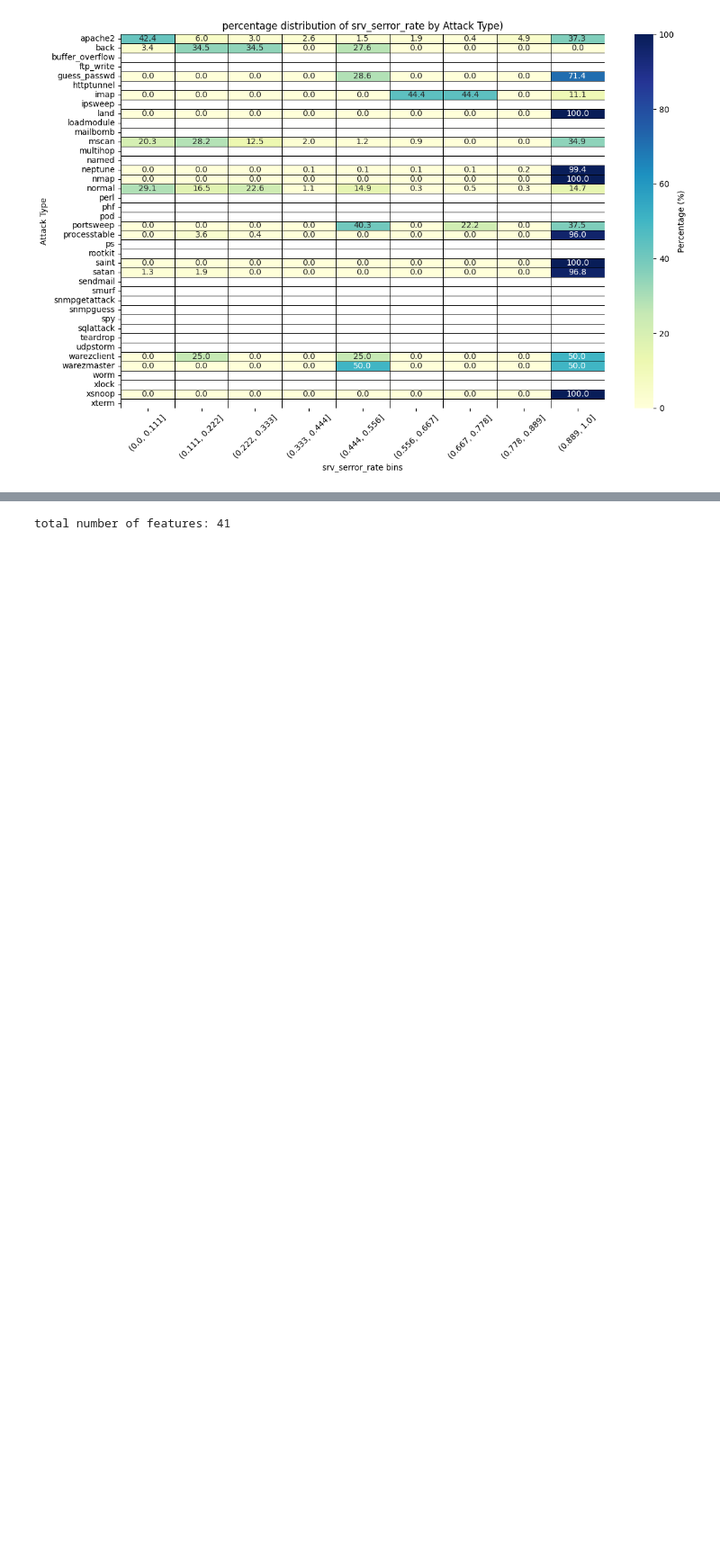
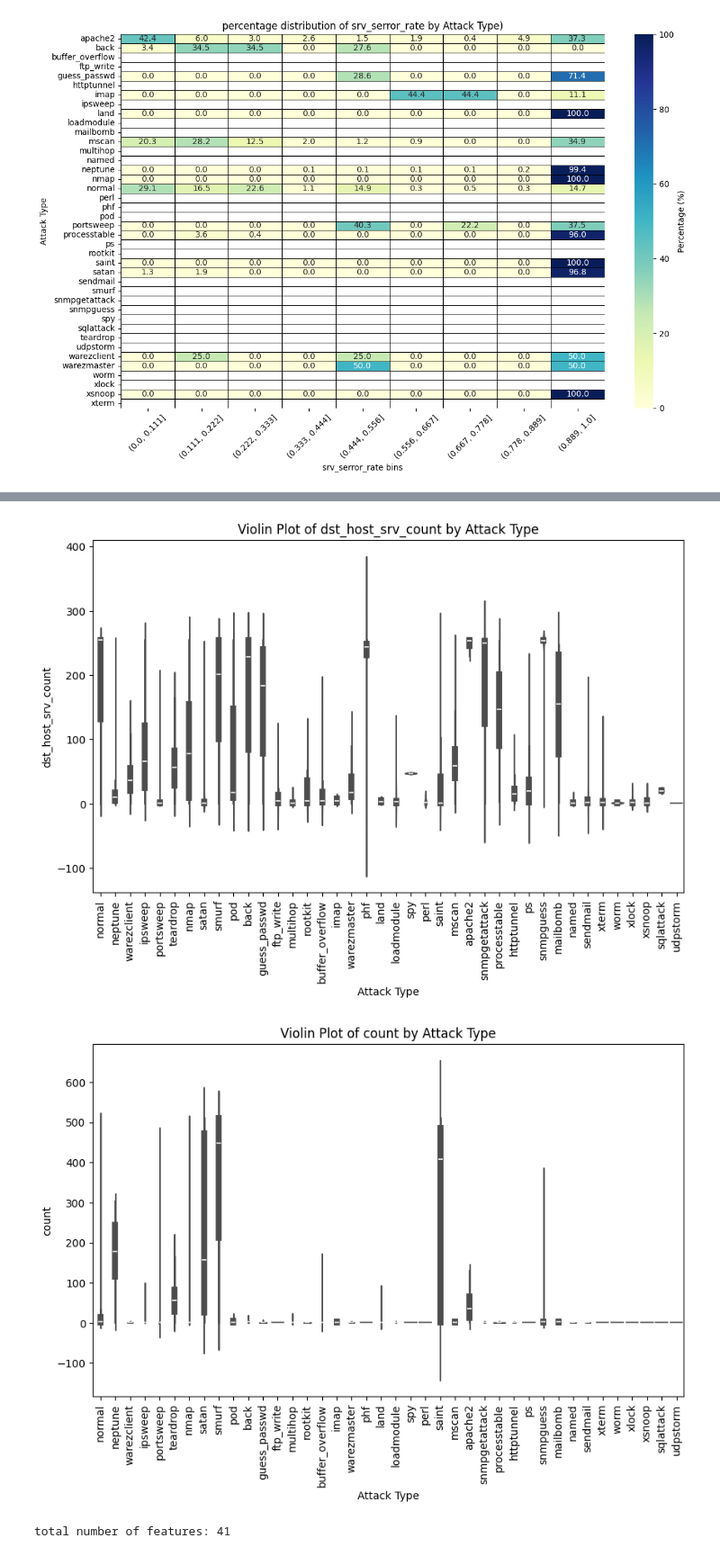
Before and after one commit to barisozmen/python-cookbook, a Jupyter notebook: anomaly-detection-cyber-security.ipynb, the cells around one changed output, grey strips where cells are left out. Shown at 90% size. Saved outputs shown, nothing was run; the diff lists cells and outputs as text; code cells hidden in the pictures; blank space fills up the shorter version.

Commit message:
violin plots added

```diff
--- a/anomaly-detection-cyber-security.ipynb
+++ b/anomaly-detection-cyber-security.ipynb
@@ -291,6 +291,11 @@ The rate of server-side errors in connections that target the same service. A hi
 
 10. **count**
 The number of connections to the same host. This feature is important for detecting patterns of connections over time. High values could indicate a DDoS (Distributed Denial of Service) attack or scanning activity targeting the same host.
+# %%
+# divide top important features by their data types
+rate_featues = ['same_srv_rate', 'dst_host_same_srv_rate', 'dst_host_srv_serror_rate', 'dst_host_serror_rate', 'serror_rate', 'srv_serror_rate']
+count_featues = ['dst_host_srv_count', 'count']
+categorical_featues = ['logged_in', 'flag']
 # %%
 
 def display_heatmap_for_rate_features_by_attack_type(rate_feature):
@@ -324,9 +329,8 @@ def display_heatmap_for_rate_features_by_attack_type(rate_feature):
     plt.tight_layout()
     plt.show()
 
-
-for rate_feature in ['same_srv_rate', 'dst_host_same_srv_rate', 'dst_host_srv_serror_rate', 'dst_host_serror_rate', 'serror_rate', 'srv_serror_rate']:
-    display_heatmap_for_rate_features_by_attack_type(rate_feature)
+for f in rate_featues:
+    display_heatmap_for_rate_features_by_attack_type(f)
 # %% [output]
 [figure]
 [figure]
@@ -351,0 +341,5 @@ Name: count, Length: 148517, dtype: int64
+# %%
+# summary statistics for count features
+for f in count_featues:
+    print(f, '\n  mean', full_data[f].mean(), '\n  std', full_data[f].std(), '\n  min', full_data[f].min(), '\n  max', full_data[f].max())
+    print('-'*20)
@@ -351,0 +359,6 @@ Name: count, Length: 148517, dtype: int64
+# %%
+# Print summary statistics
+for feature in count_featues:
+    print(f"\nSummary statistics for {feature}:")
+    stats = full_data.groupby('attack_type')[feature].agg(['count', 'mean', 'std', 'min', 'median', 'max'])
+    print(stats)
@@ -352,3 +383,17 @@ Name: count, Length: 148517, dtype: int64
+# %%
+# Plot summary statistics for count features as seaborn violin plot
+for feature in count_featues:
+    plt.figure(figsize=(10, 6))
+    sns.violinplot(x='attack_type', y=feature, data=full_data, color='0.5')
+    plt.title(f'Violin Plot of {feature} by Attack Type')
+    # 90 degree x labels
+    plt.xticks(rotation=90)
+    plt.xlabel('Attack Type')
+    plt.ylabel(feature)
+    plt.show()
+# %% [output]
+[figure, added]
+[figure, added]
 # %%
 # total number of features
 print('total number of features:', len(X.columns))
```
Also changed, not shown: parts of 5 cells of this notebook.
